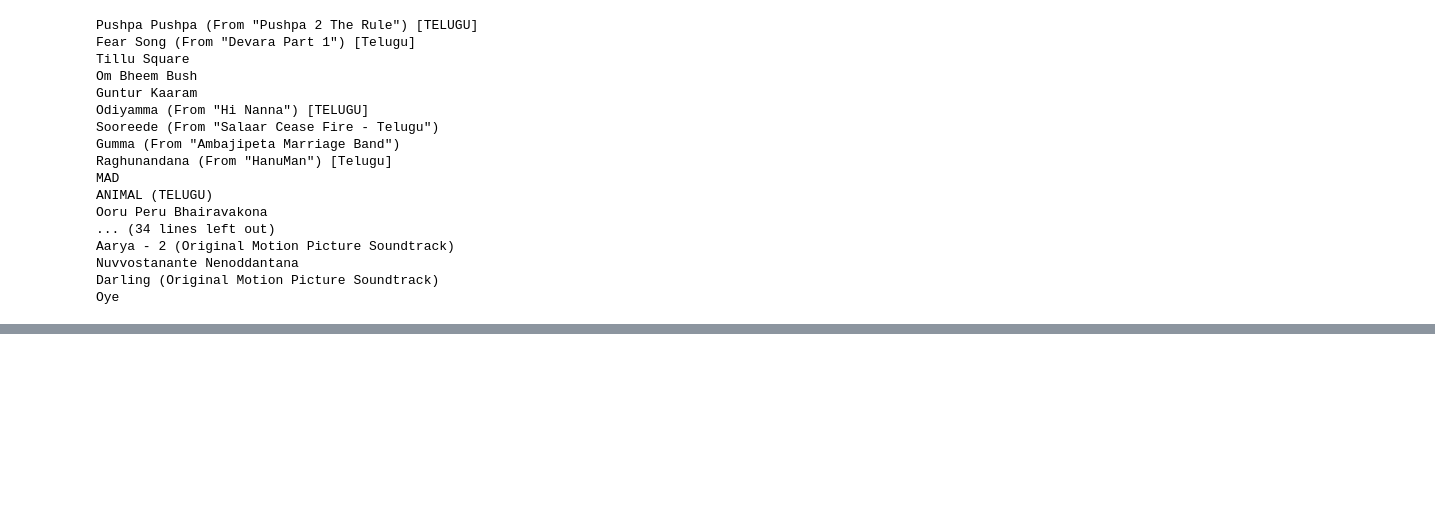
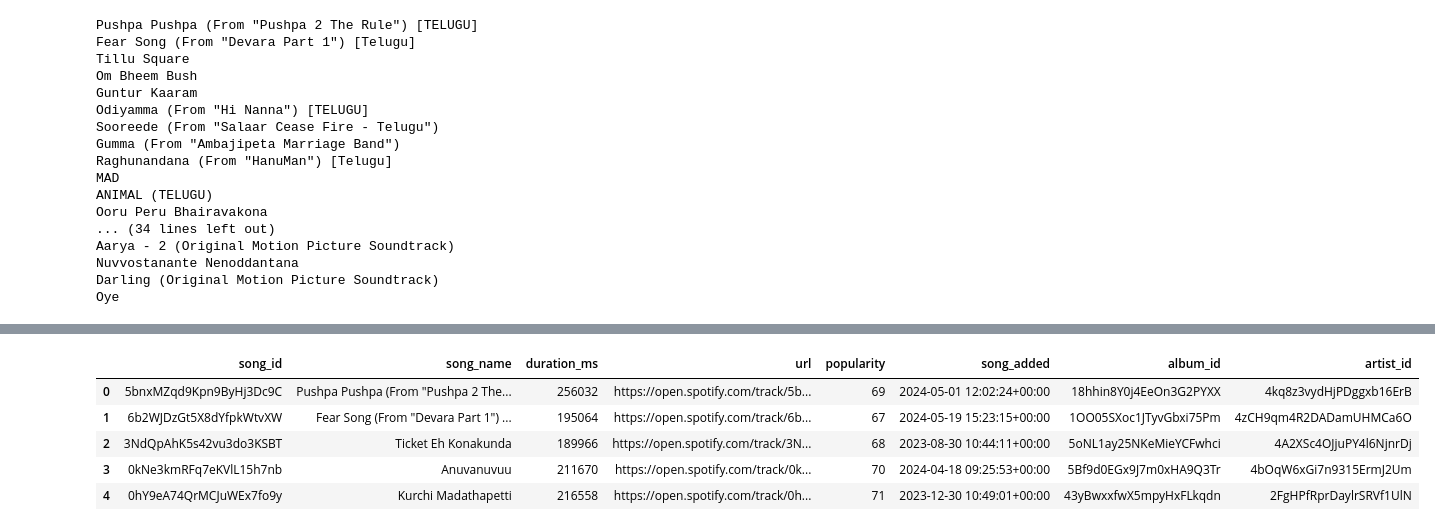
Before and after one commit to sumanthmalipeddi/spotify_trending_telugu, a Jupyter notebook: Spotify Data Pipeline Project.ipynb, the cells around one changed output, grey strips where cells are left out. Drawn from its saved outputs; the diff is of its cells as text; code cells hidden in the pictures; blank space fills up the shorter version.

```diff
--- a/Spotify Data Pipeline Project.ipynb
+++ b/Spotify Data Pipeline Project.ipynb
@@ -190,0 +489,2 @@ for row in data['items']:
+# %%
+song_df['song_added'] = pd.to_datetime(song_df['song_added'])
@@ -190,0 +509,9 @@ for row in data['items']:
+# %%
+song_df.head()
+# %% [output]
+|  | song_id | song_name | duration_ms | url | popularity | song_added | album_id | artist_id |
+| 0 | 5bnxMZqd9Kpn9ByHj3Dc9C | Pushpa Pushpa (From "Pushpa 2 The... | 256032 | https://open.spotify.com/track/5b... | 69 | 2024-05-01 12:02:24+00:00 | 18hhin8Y0j4EeOn3G2PYXX | 4kq8z3vydHjPDggxb16ErB |
+| 1 | 6b2WJDzGt5X8dYfpkWtvXW | Fear Song (From "Devara Part 1") ... | 195064 | https://open.spotify.com/track/6b... | 67 | 2024-05-19 15:23:15+00:00 | 1OO05SXoc1JTyvGbxi75Pm | 4zCH9qm4R2DADamUHMCa6O |
+| 2 | 3NdQpAhK5s42vu3do3KSBT | Ticket Eh Konakunda | 189966 | https://open.spotify.com/track/3N... | 68 | 2023-08-30 10:44:11+00:00 | 5oNL1ay25NKeMieYCFwhci | 4A2XSc4OJjuPY4l6NjnrDj |
+| 3 | 0kNe3kmRFq7eKVlL15h7nb | Anuvanuvuu | 211670 | https://open.spotify.com/track/0k... | 70 | 2024-04-18 09:25:53+00:00 | 5Bf9d0EGx9J7m0xHA9Q3Tr | 4bOqW6xGi7n9315ErmJ2Um |
+| 4 | 0hY9eA74QrMCJuWEx7fo9y | Kurchi Madathapetti | 216558 | https://open.spotify.com/track/0h... | 71 | 2023-12-30 10:49:01+00:00 | 43yBwxxfwX5mpyHxFLkqdn | 2FgHPfRprDaylrSRVf1UlN |
```
Also changed, not shown: parts of 44 cells of this notebook.
